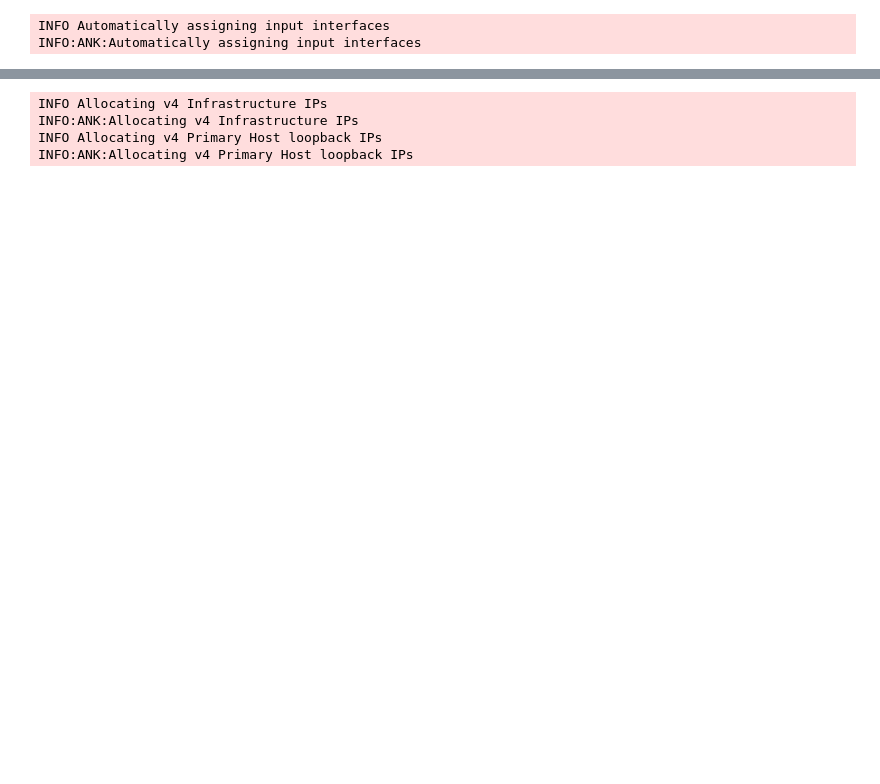
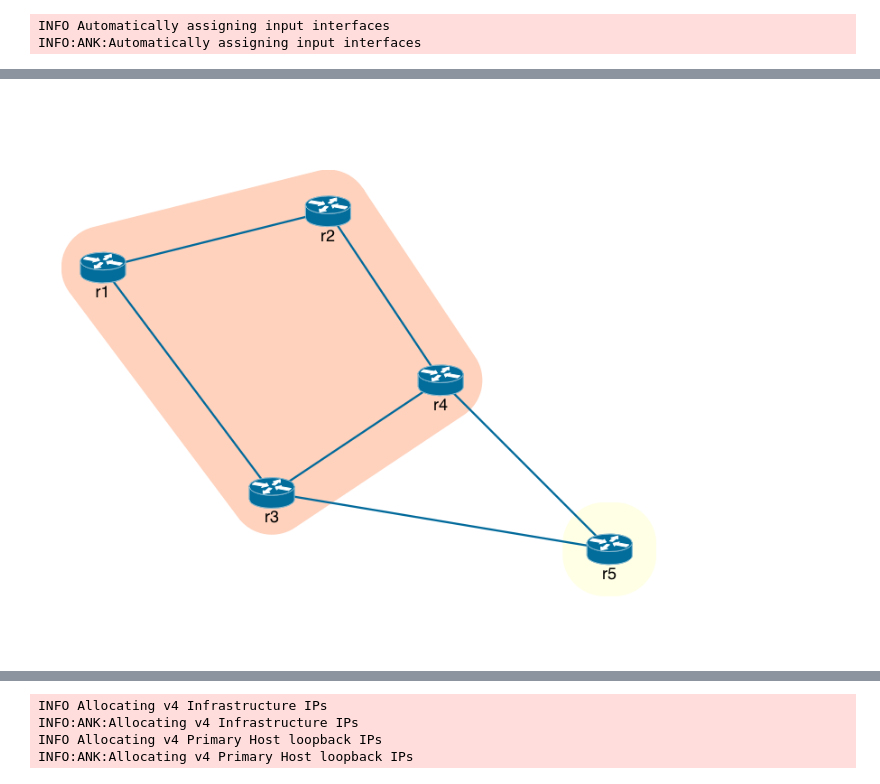
Before and after one commit to sk2/autonetkit, a Jupyter notebook: tutorial/extending.ipynb, the cells around one changed output, grey strips where cells are left out. Saved outputs shown, nothing was run; the diff lists cells and outputs as text; code cells hidden in the pictures; blank space fills up the shorter version.

```diff
--- a/tutorial/extending.ipynb
+++ b/tutorial/extending.ipynb
@@ -42,6 +53,10 @@ g_phy.update(use_ipv4 = True, host = "localhost", platform = "netkit", syntax =
 
 g_phy.add_edges_from(g_in.edges())
 autonetkit.update_http(anm)
+# %%
+Image(screenshot("phy"), width=400, height=300)
+# %% [output]
+[figure, added]
 # %%
 g_ospf = anm.add_overlay("ospf")
 g_ospf.add_nodes_from(g_in.routers())
```
Also changed, not shown: parts of 10 cells of this notebook, 1 other file.
